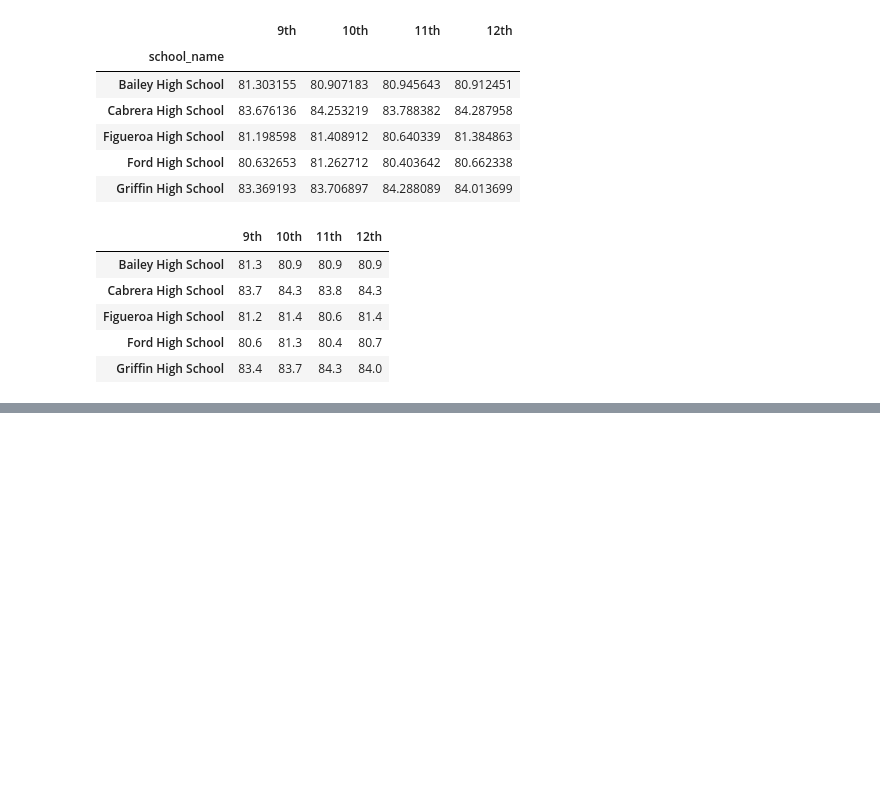
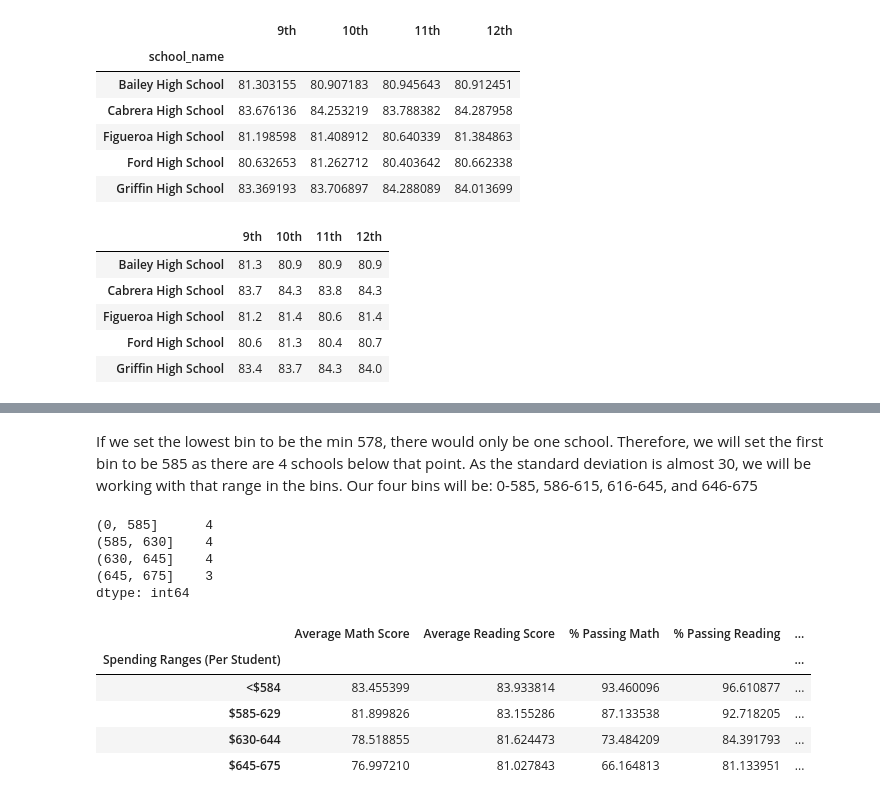
Before and after one commit to nicoserrano/School_District_Analysis, a Jupyter notebook: PyCitySchools.ipynb, the cells around one changed output, grey strips where cells are left out. Cells and saved outputs as stored; diff of their text form; code cells hidden in the pictures; blank space fills up the shorter version.

Commit message:
scores by school spending per student

```diff
--- a/PyCitySchools.ipynb
+++ b/PyCitySchools.ipynb
@@ -1048,0 +1064,47 @@ reading_scores_by_grade.head()
+# %% [markdown]
+If we set the lowest bin to be the min 578, there would only be one school. Therefore, we will set the first bin to be 585 as there are 4 schools below that point. As the standard deviation is almost 30, we will be working with that range in the bins. Our four bins will be: 0-585, 586-615, 616-645, and 646-675
+# %%
+# In pandas we can write the ranges for the bins as follows
+spending_bins = [0, 585, 630, 645, 675]
+# We can also name the ranges
+group_names = ["<$584", "$585-629", "$630-644", "$645-675"]
+
+# We can cut the per_school_capita series into the spending ranges
+per_school_capita.groupby(pd.cut(per_school_capita,spending_bins)).count()
+# %% [output]
+(0, 585]      4
+(585, 630]    4
+(630, 645]    4
+(645, 675]    3
+dtype: int64
+# %%
+# Categorize spending based on the bins into a new column of per school summary df
+per_school_summary_df["Spending Ranges (Per Student)"] = pd.cut(per_school_capita,spending_bins,labels=group_names)
+# %%
+# Calculate averages for the desired columns.
+spending_math_scores = per_school_summary_df.groupby(["Spending Ranges (Per Student)"]).mean()["Average Math Score"]
+
+spending_reading_scores = per_school_summary_df.groupby(["Spending Ranges (Per Student)"]).mean()["Average Reading Score"]
+
+spending_passing_math = per_school_summary_df.groupby(["Spending Ranges (Per Student)"]).mean()["% Passing Math"]
+
+spending_passing_reading = per_school_summary_df.groupby(["Spending Ranges (Per Student)"]).mean()["% Passing Reading"]
+
+overall_passing_spending = per_school_summary_df.groupby(["Spending Ranges (Per Student)"]).mean()["% Overall Passing"]
+# %%
+# Add everything to a data frame
+spending_summary_df = pd.DataFrame({
+          "Average Math Score" : spending_math_scores,
+          "Average Reading Score": spending_reading_scores,
+          "% Passing Math": spending_passing_math,
+          "% Passing Reading": spending_passing_reading,
+          "% Overall Passing": overall_passing_spending})
+
+spending_summary_df
+# %% [output]
+|  | Average Math Score | Average Reading Score | % Passing Math | % Passing Reading | ... |
+| Spending Ranges (Per Student) |  |  |  |  | ... |
+| <$584 | 83.455399 | 83.933814 | 93.460096 | 96.610877 | ... |
+| $585-629 | 81.899826 | 83.155286 | 87.133538 | 92.718205 | ... |
+| $630-644 | 78.518855 | 81.624473 | 73.484209 | 84.391793 | ... |
+| $645-675 | 76.997210 | 81.027843 | 66.164813 | 81.133951 | ... |
```
Also changed, not shown: parts of 4 cells of this notebook.
